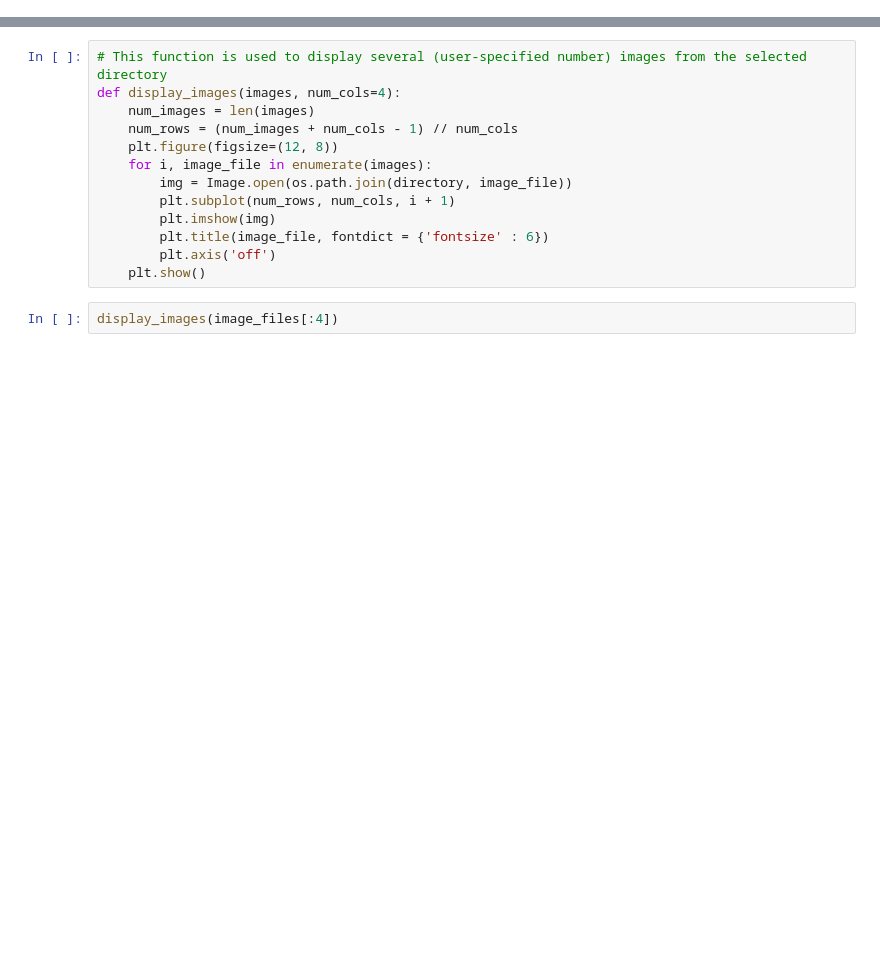
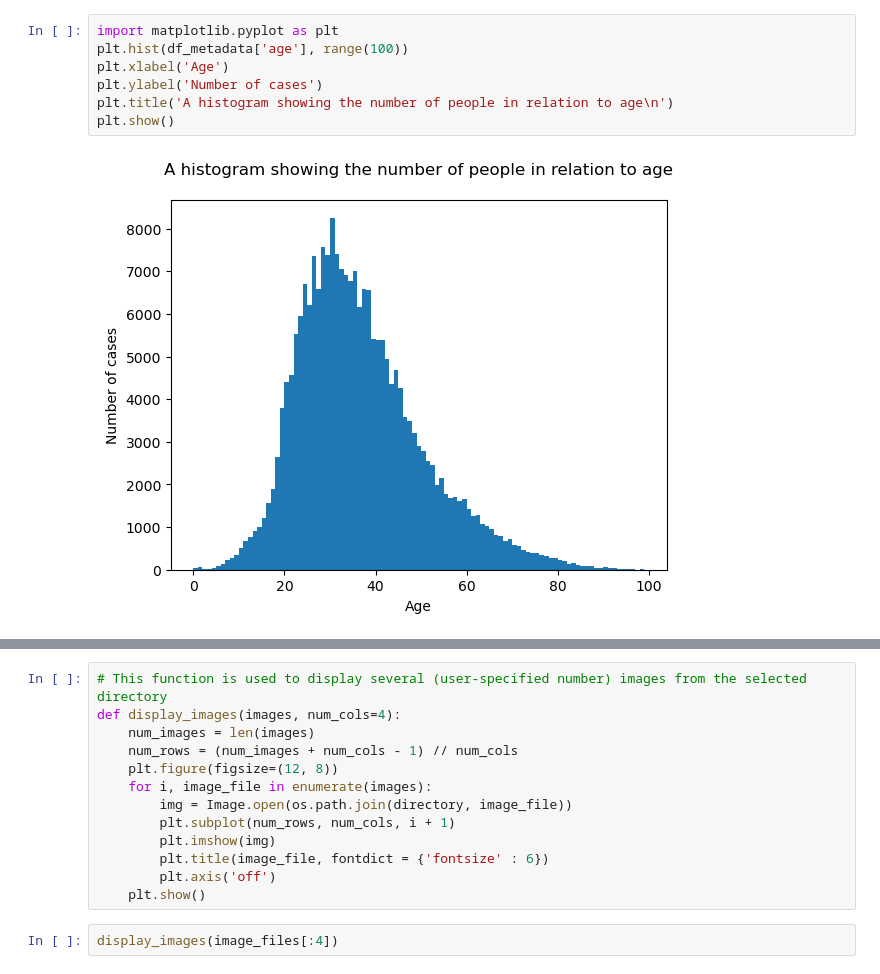
Before and after one commit to eggwhat/age-detection, a Jupyter notebook: exploratory_data_analysis/exploratory_data_analysis.ipynb, the cells around one changed output, grey strips where cells are left out. Saved outputs shown, nothing was run; the diff lists cells and outputs as text; blank space fills up the shorter version.

```diff
--- a/exploratory_data_analysis/exploratory_data_analysis.ipynb
+++ b/exploratory_data_analysis/exploratory_data_analysis.ipynb
@@ -7,0 +167,9 @@ directory = r'C:\Users\HP\Desktop\Projekt ML Data Science\human-age-detection\tr
+# %%
+import matplotlib.pyplot as plt
+plt.hist(df_metadata['age'], range(100))
+plt.xlabel('Age')
+plt.ylabel('Number of cases')
+plt.title('A histogram showing the number of people in relation to age\n')
+plt.show()
+# %% [output]
+[figure, added]
```
Also changed, not shown: parts of 22 cells of this notebook.
